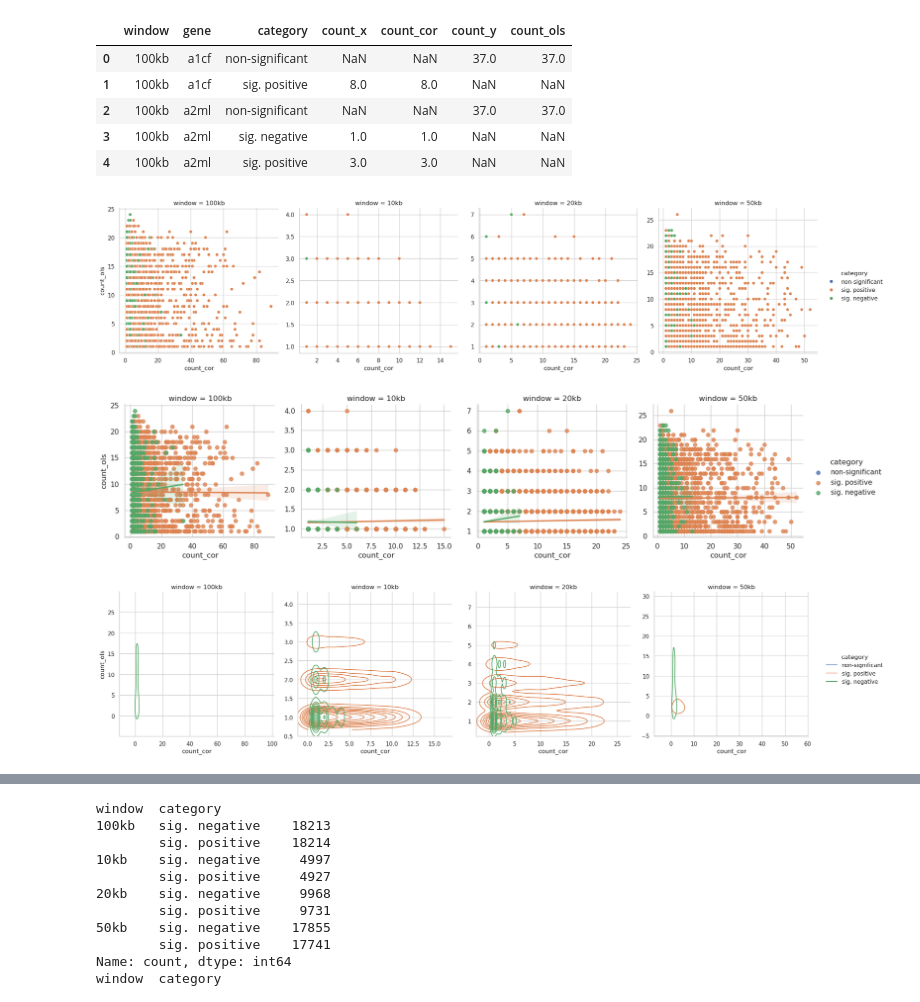
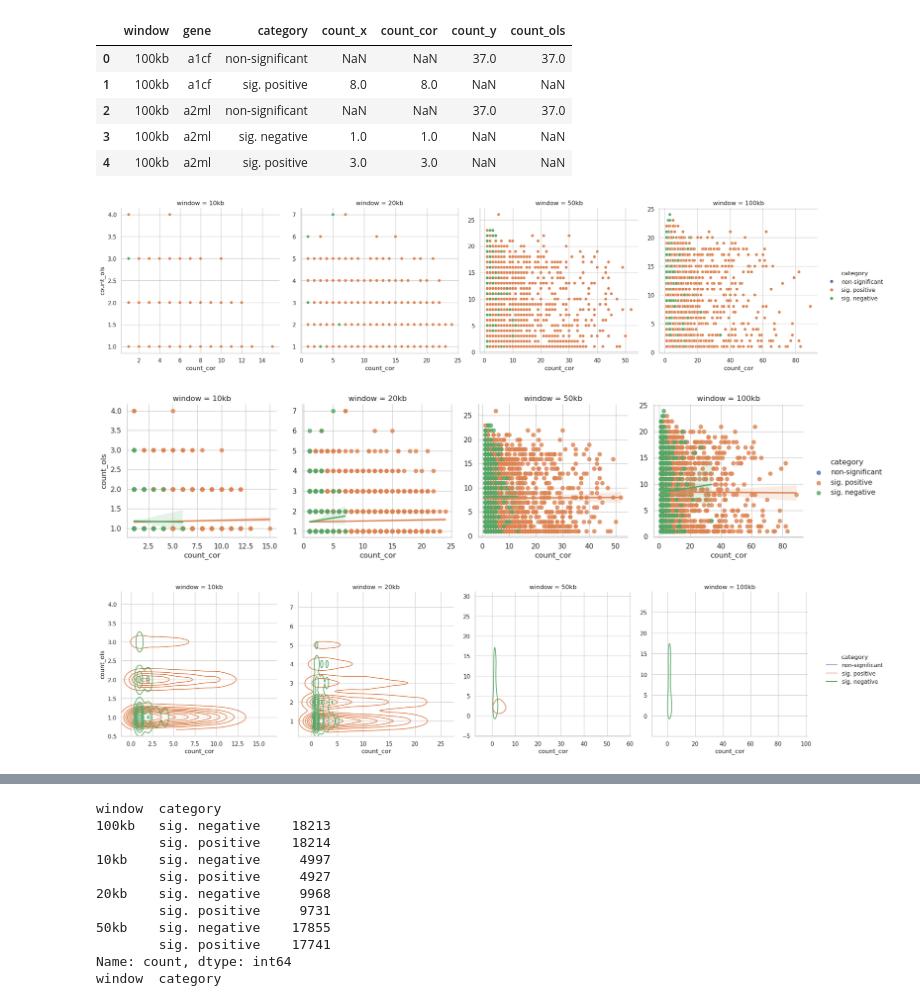
Before and after one commit to smin07/BA, a Jupyter notebook: BA_data/Rmd_n_notebook/RNA_ATAC_ols_lm_ct.ipynb, the cells around one changed output, grey strips where cells are left out. Drawn from its saved outputs; the diff is of its cells as text; code cells hidden in the pictures.

```diff
--- a/BA_data/Rmd_n_notebook/RNA_ATAC_ols_lm_ct.ipynb
+++ b/BA_data/Rmd_n_notebook/RNA_ATAC_ols_lm_ct.ipynb
@@ -249,10 +251,10 @@ OLS summary DataFrame: 1,941,335 peak–gene pairs
 4        0.232299  0.577143       0.238716   NaN            NaN
 # %%
 #save results
-ols_res_df.to_csv("/home/fgsasse_lrs_1/Downloads/BA/BA_data/Rmd_n_notebook/gene_peak_ols_ct_results.csv", index=False)
+#ols_res_df.to_csv("/home/fgsasse_lrs_1/Downloads/BA/BA_data/Rmd_n_notebook/gene_peak_ols_ct_results.csv", index=False)
 
 #read results
-ols_res_df = pd.read_csv("/home/fgsasse_lrs_1/Downloads/BA/BA_data/Rmd_n_notebook/gene_peak_ols_ct_results.csv")
+ols_res_df = pd.read_csv("/home/fgsasse_lrs_1/Downloads/BA/BA_data/Rmd_n_notebook/gene_peak_ols_ct_results.csv.gz")
 # %%
 #plot the distribution of the pvalues for all windows
 import matplotlib.pyplot as plt
@@ -371,6 +373,7 @@ import seaborn as sns
 import matplotlib.pyplot as plt
 sns.set(style="whitegrid")
 
+window_labels = ["10kb", "20kb", "50kb", "100kb"]
 
 sns.relplot(
     data=agg_merged_df,
@@ -379,37 +382,40 @@ sns.relplot(
     hue="category",
     col="window",
     kind="scatter",
+    col_order=window_labels,
     facet_kws={"sharex": False, "sharey": False},
 )
 plt.show()
 
 sns.lmplot(
     data=agg_merged_df,
     x="count_cor",
     y="count_ols",
     hue="category",
     col="window",
     aspect=1,
     height=4,
+    col_order=window_labels,
     facet_kws={"sharex": False, "sharey": False},
 )
 plt.show()
 
 #density plot of count_cor vs. count_ols faceted by window and colored by category
 sns.displot(
     data=agg_merged_df,
     x="count_cor",
     y="count_ols",
     hue="category",
     col="window",
     kind="kde",
+    col_order=window_labels,
     facet_kws={"sharex": False, "sharey": False},
 )
 plt.show()
 # %% [output]
-[figure, old version]
+[figure, new version]
-[figure, old version]
+[figure, new version]
-[figure, old version]
+[figure, new version]
 # %%
 # Faceted 2D histogram heatmap of count_cor vs. count_ols by window and category
 import seaborn as sns
```
Also changed, not shown: parts of 10 cells of this notebook, 1 other file.
